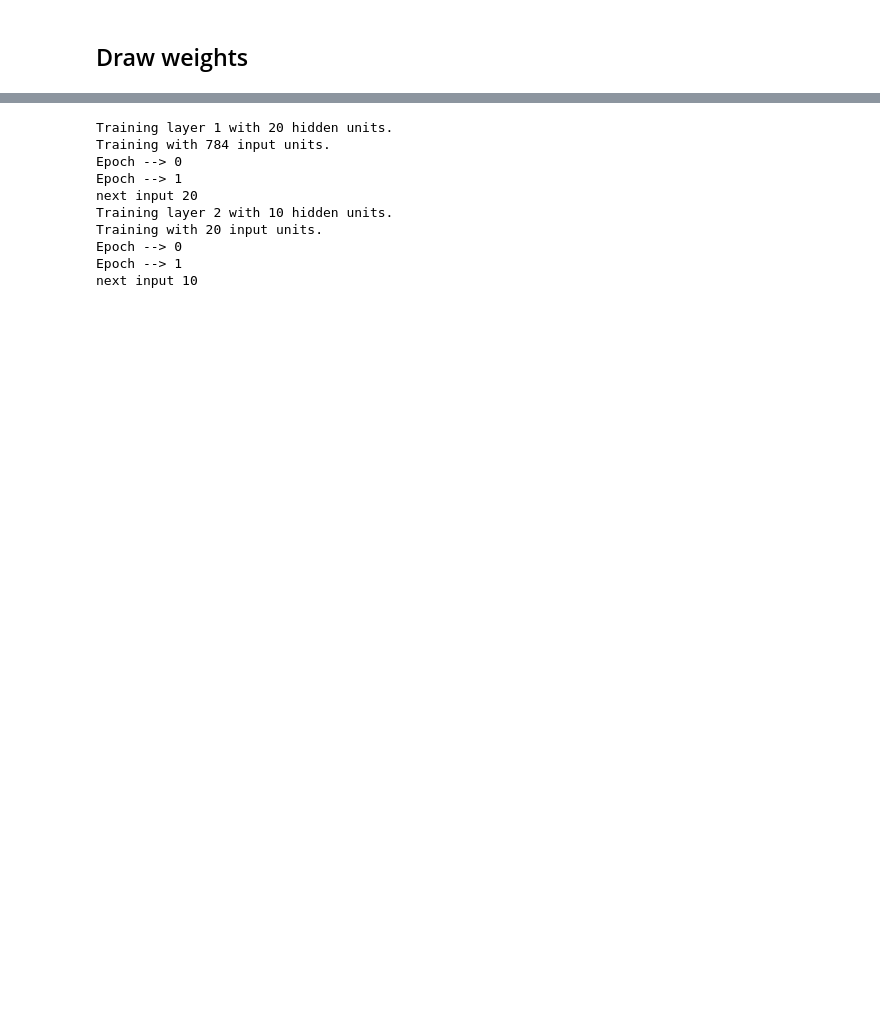
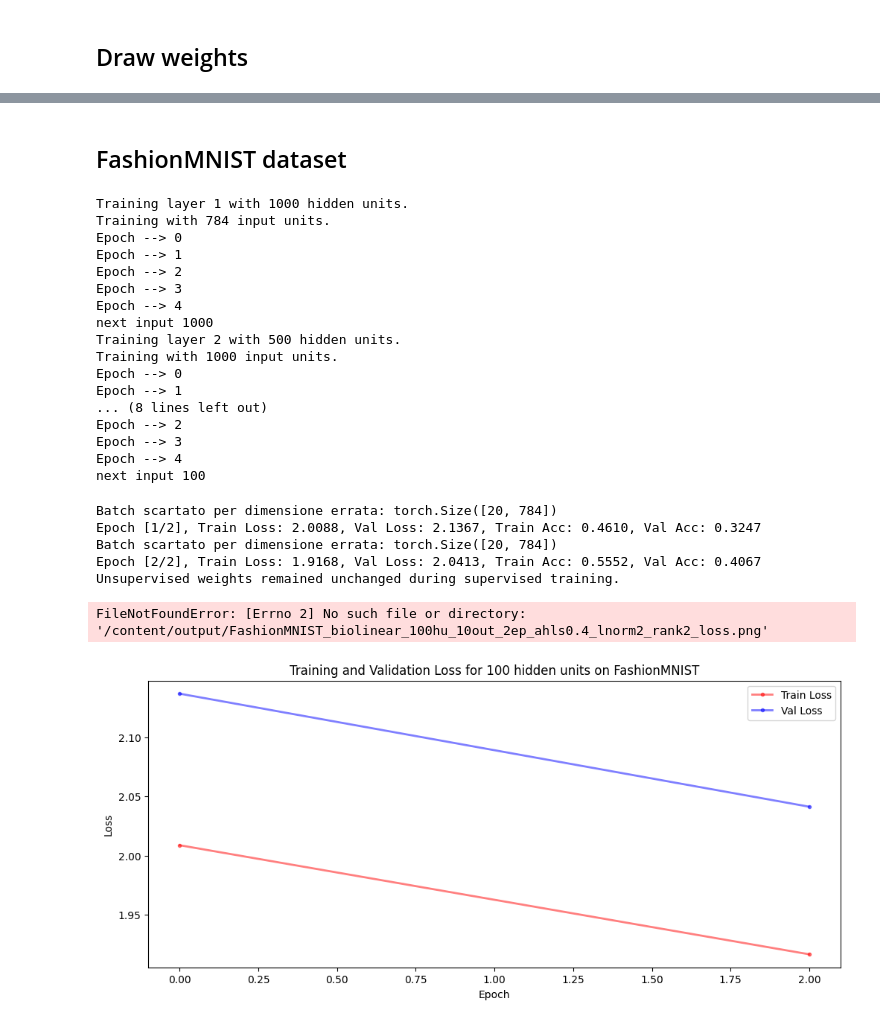
Before and after one commit to isottongloria/PMLS-Bio-Learning, a Jupyter notebook: scripts/multilayer_bio_learning.ipynb, the cells around one changed output, grey strips where cells are left out. Cells and saved outputs as stored; diff of their text form; code cells hidden in the pictures; blank space fills up the shorter version.

```diff
--- a/scripts/multilayer_bio_learning.ipynb
+++ b/scripts/multilayer_bio_learning.ipynb
@@ -278,7 +411,7 @@ The output of one layer becomes the input for the next, allowing for progressive
 ![Multilayer Image](https://raw.githubusercontent.com/isottongloria/PMLS_Bio-Learning/main/multilayer.png)
 # %%
 # BioClassifier: the supervised classifier model with frozen unsupervised weights W
-class BioClassifier(nn.Module):
+class BioInference(nn.Module):
     def __init__(self, W, out_features=10, n=4.5, beta=0.01):
         super().__init__()
 
@@ -338,7 +471,7 @@ def multi_layer_unsupervised_bio_learning(train_dataset, layers_config, n_epochs
         synapses_list.append(synapses)
 
         # Do a forward pass to infer the next input == 'train_dataset'
-        model = BioClassifier(synapses, out_features=n_hidden).to(device)
+        model = BioInference(synapses, out_features=n_hidden).to(device)
         outputs = model(input_data)
 
         n_input = outputs.shape[1]  # Pass the output to the next layer
@@ -353,30 +558,39 @@ def multi_layer_unsupervised_bio_learning(train_dataset, layers_config, n_epochs
+# %% [markdown]
+## FashionMNIST dataset
 # %%
 # Fixed parameters in common to all unsupervised layers
-lebesgue_norm_values = 2
-rank_values = 2
-n_epochs_unsupervised = 50
-batch_size = 28
+lebesgue_norm = 2
+rank = 2
+n_epochs_unsupervised = 5
+batch_size = 10
 learning_rate = 0.01
 precision = 0.1
 anti_hebbian_learning_strength = 0.4
-layers_config = [20, 10] # number of output neurons for each unsupervised layer
+layers_config = [1000, 500, 100] # number of output neurons for each unsupervised layer
 
 # Output aesthetics parameters
 skip = 1
 Kx = 10
 Ky = 10
 
-synapses_list = multi_layer_unsupervised_bio_learning(train_dataset, layers_config, n_epochs=2, batch_size=100,
-                                          learning_rate=0.01, precision=0.1, anti_hebbian_learning_strength=0.3,
-                                          lebesgue_norm=2, rank=5)
+synapses_list,train_dataset_final = multi_layer_unsupervised_bio_learning(train_dataset, layers_config, n_epochs_unsupervised, batch_size,
+                                          learning_rate, precision, anti_hebbian_learning_strength,
+                                          lebesgue_norm, rank)
 # %% [output]
-Training layer 1 with 20 hidden units.
+Training layer 1 with 1000 hidden units.
 Training with 784 input units.
 Epoch --> 0
 Epoch --> 1
-next input 20
-Training layer 2 with 10 hidden units.
-Training with 20 input units.
+Epoch --> 2
+Epoch --> 3
+Epoch --> 4
+next input 1000
+Training layer 2 with 500 hidden units.
+Training with 1000 input units.
 Epoch --> 0
 Epoch --> 1
-next input 10
+... (8 lines left out)
+Epoch --> 2
+Epoch --> 3
+Epoch --> 4
+next input 100
@@ -382,0 +601,31 @@ next input 10
+# %%
+# Fixed parameters for supervised learning
+out_features = 10
+n_epochs_supervised = 2
+batch_size_supervised = 28
+correct_img_bzs = 28
+n_hidden = layers_config[-1]
+
+# Supervised learning phase
+train_loss_log, val_loss_log, train_acc_log, val_acc_log = train_bio_classifier(
+    W_unsupervised=synapses_list[0],
+    train_loader=train_loader,
+    val_loader=test_loader,
+    correct_img_bzs=correct_img_bzs,
+    data_name=data_name,
+    layers_config = layers_config,
+    out_features=out_features,
+    n_epochs=n_epochs_supervised,
+    batch_size=batch_size_supervised,
+    anti_hebbian_learning_strength=anti_hebbian_learning_strength,
+    lebesgue_norm=lebesgue_norm,
+    rank=rank
+)
+# %% [output]
+Batch scartato per dimensione errata: torch.Size([20, 784])
+Epoch [1/2], Train Loss: 2.0088, Val Loss: 2.1367, Train Acc: 0.4610, Val Acc: 0.3247
+Batch scartato per dimensione errata: torch.Size([20, 784])
+Epoch [2/2], Train Loss: 1.9168, Val Loss: 2.0413, Train Acc: 0.5552, Val Acc: 0.4067
+Unsupervised weights remained unchanged during supervised training.
+FileNotFoundError: [Errno 2] No such file or directory: '/content/output/FashionMNIST_biolinear_100hu_10out_2ep_ahls0.4_lnorm2_rank2_loss.png'
+[figure, added]
```
Also changed, not shown: parts of 8 cells of this notebook.
